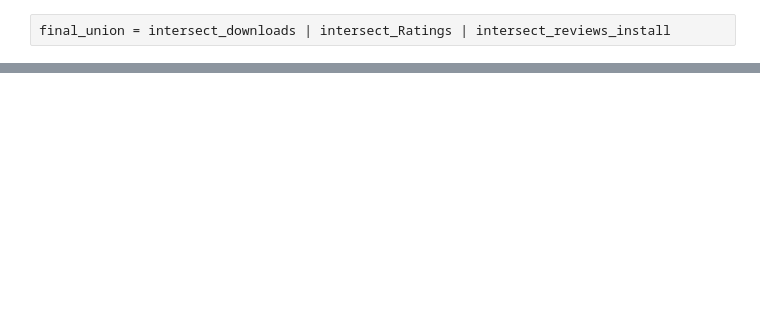
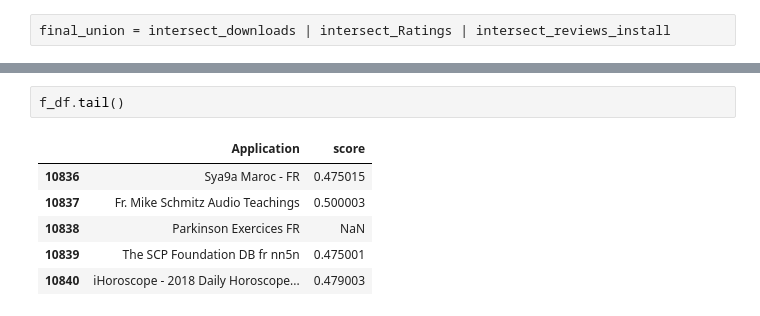
Before and after one commit to basitS14/scytale, a Jupyter notebook: report.ipynb, the cells around one changed output, grey strips where cells are left out. Drawn from its saved outputs; the diff is of its cells as text; blank space fills up the shorter version.

```diff
--- a/report.ipynb
+++ b/report.ipynb
@@ -380,0 +381,9 @@ f_df.sort_values(by='score' , ascending=False)
+# %%
+f_df.tail()
+# %% [output]
+|  | Application | score |
+| 10836 | Sya9a Maroc - FR | 0.475015 |
+| 10837 | Fr. Mike Schmitz Audio Teachings | 0.500003 |
+| 10838 | Parkinson Exercices FR | NaN |
+| 10839 | The SCP Foundation DB fr nn5n | 0.475001 |
+| 10840 | iHoroscope - 2018 Daily Horoscope... | 0.479003 |
```
Also changed, not shown: parts of 30 cells of this notebook, 2 other files.
